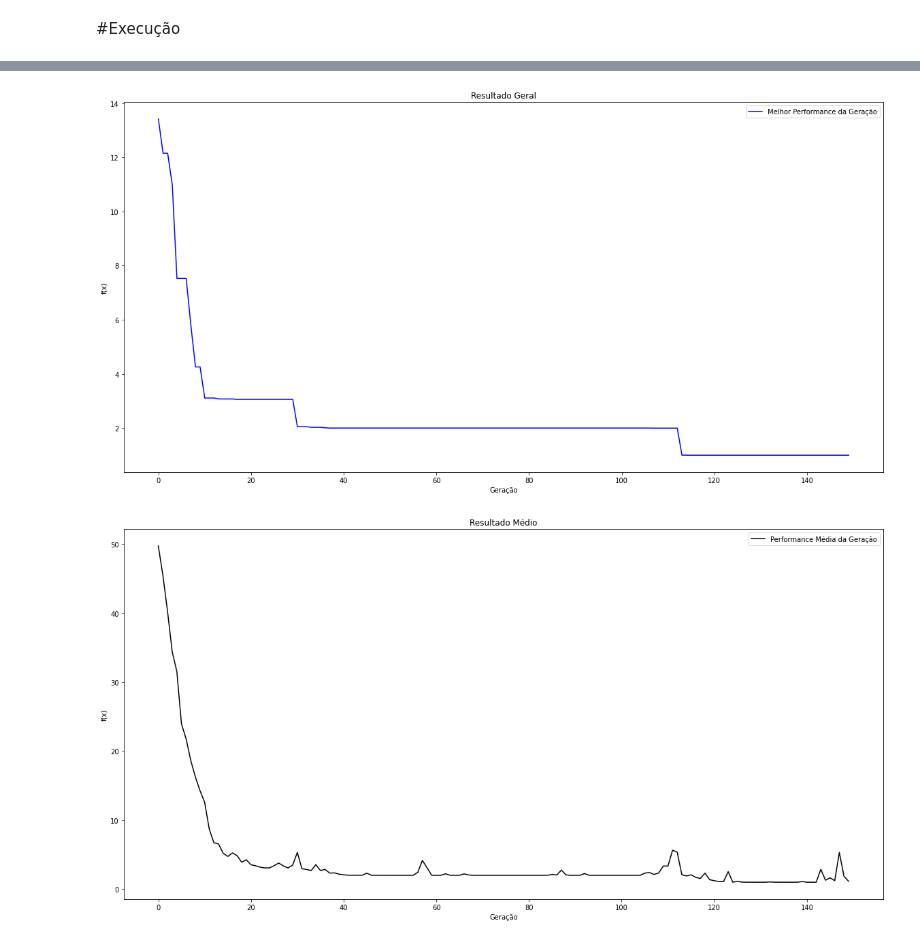
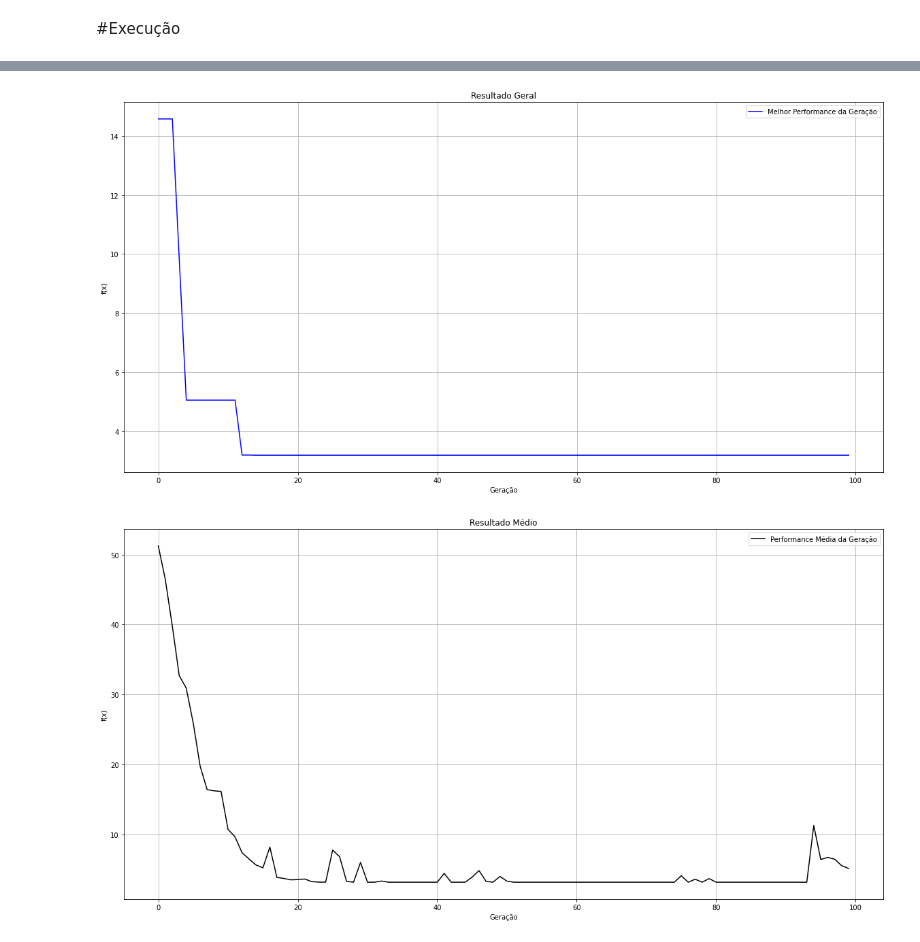
Before and after one commit to gilvandrocesardemedeiros/DCA_UFRN_IA, a Jupyter notebook: Unidade_3/IA_GA.ipynb, the cells around one changed output, grey strips where cells are left out. Saved outputs shown, nothing was run; the diff lists cells and outputs as text; code cells hidden in the pictures.

```diff
--- a/Unidade_3/IA_GA.ipynb
+++ b/Unidade_3/IA_GA.ipynb
@@ -216,17 +256,18 @@ def elitismo(pop,elite,resultPop):
 def plot_resultados(resultados, media_resultados):
 
     # Resultado Geral
+    plt.figure(figsize=(20,10))
     plt.plot(resultados, 'blue')
 
     plt.title('Resultado Geral')
     plt.xlabel('Geração')
     plt.ylabel('f(x)')
     plt.legend(['Melhor Performance da Geração'])
-    plt.rcParams['figure.figsize'] = (20,10)
-
-    plt.figure()
+    plt.grid()
+    plt.show()
 
     # Resultado Médio
+    plt.figure(figsize=(20,10))
     plt.plot(media_resultados, 'black')
 
     plt.title('Resultado Médio')
@@ -234,8 +275,8 @@ def plot_resultados(resultados, media_resultados):
     plt.ylabel('f(x)')
     plt.legend(['Performance Média da Geração'])
     plt.rcParams['figure.figsize'] = (20,10)
-
-    plt.figure()
+    plt.grid()
+    plt.show()
 # %% [markdown]
 #Execução
 # %%
@@ -300,13 +340,14 @@ def algoGenetico(qnt_populacao,seed,n_geracoes,taxa_elit,selecao,taxa_cruz,taxa_
 # %%
+#Teste 1
 %%time
 qnt_populacao = 100
+selecao = 'roleta'
+taxa_cruz = 0.1
+taxa_mut = 0.1
+taxa_elit = 0.1
+
 seed = 42
-n_geracoes = 150
-taxa_elit = 0.1
-selecao = 'roleta'
-taxa_cruz = 0.7
-taxa_mut = 0.3
+n_geracoes = 100
 tam_bin = 10
-
 popu = algoGenetico(qnt_populacao,seed,n_geracoes,taxa_elit,selecao,taxa_cruz,taxa_mut,tam_bin)
 # %% [output]
@@ -317,2 +356,2 @@ Wall time: 523 ms
-[figure, old version]
+[figure, new version]
-[figure, old version]
+[figure, new version]
```
Also changed, not shown: parts of 28 cells of this notebook.
